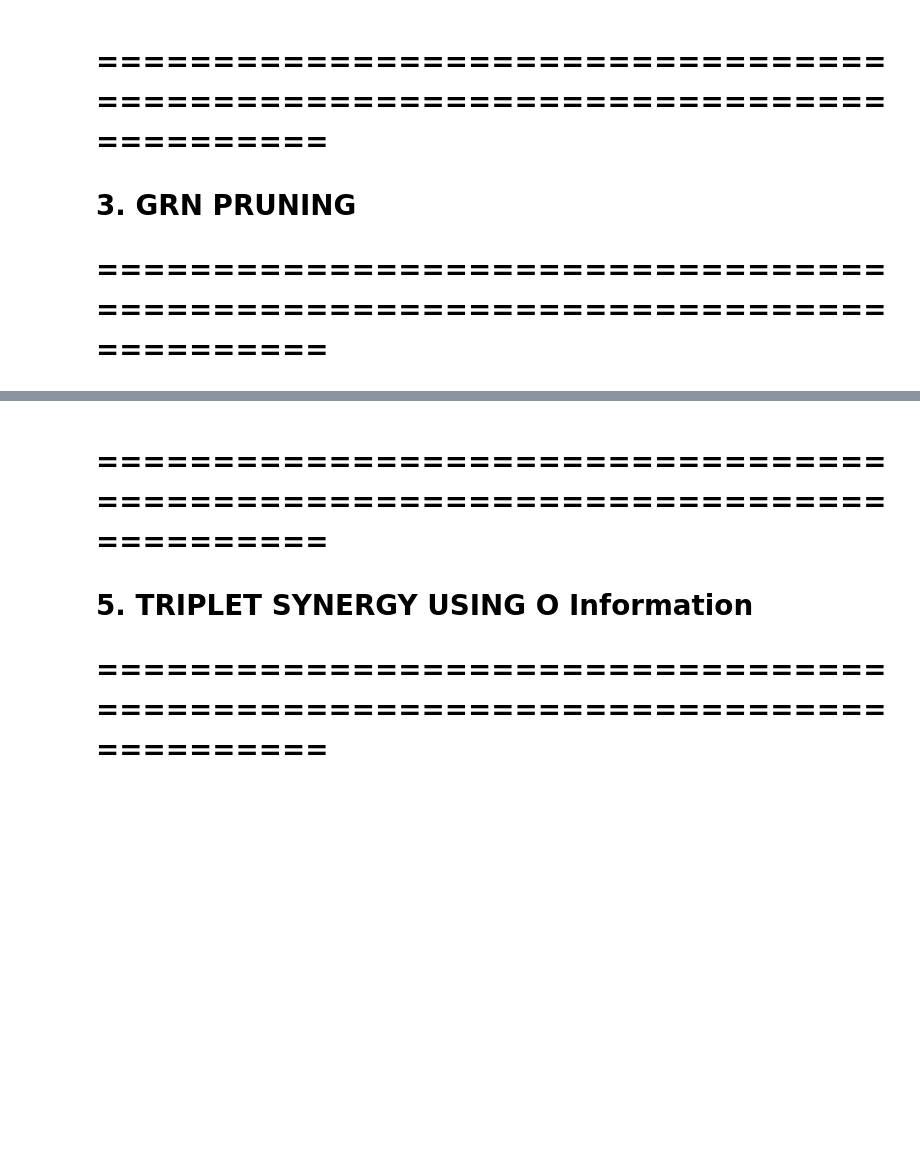
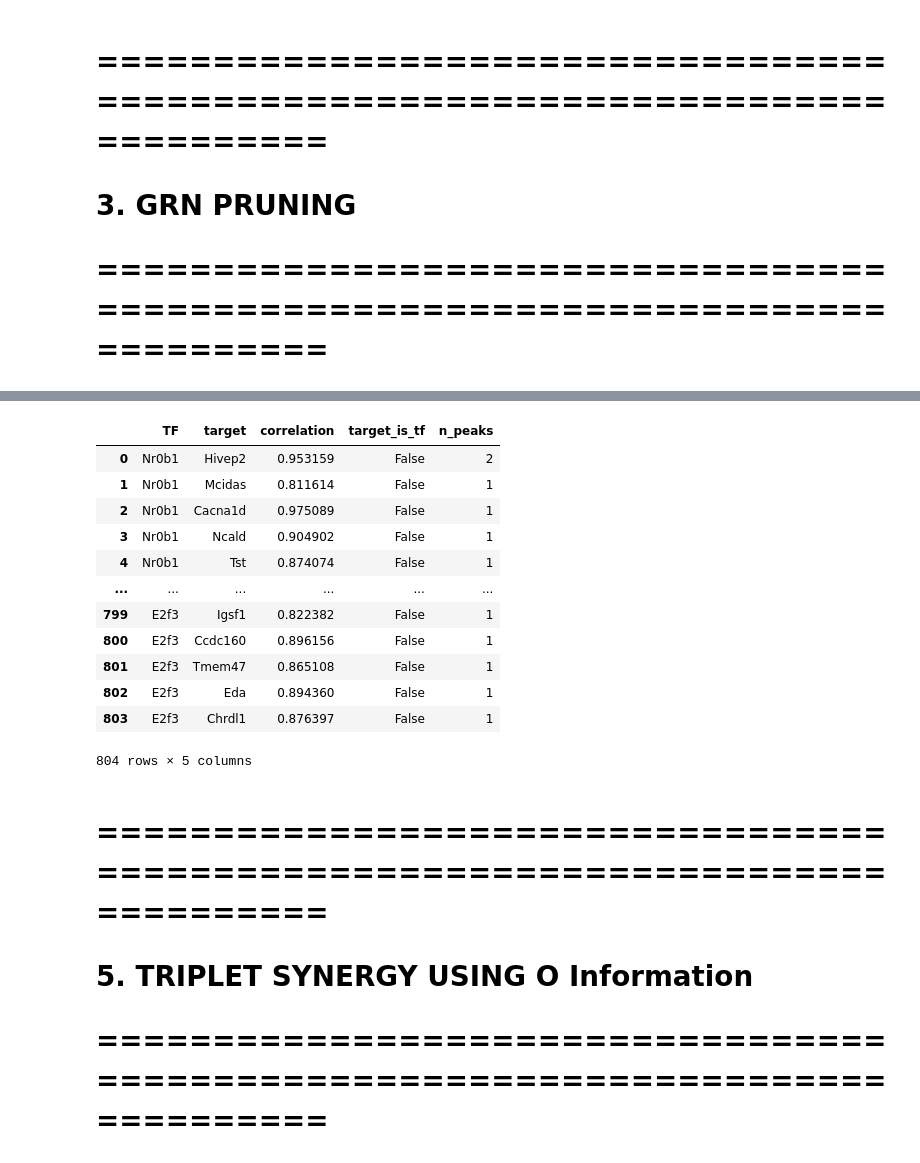
Before and after one commit to adhal007/CellConversionNSC, a Jupyter notebook: notebooks/end_to_end_cd133_v0.1.18.ipynb, the cells around one changed output, grey strips where cells are left out. Drawn from its saved outputs; the diff is of its cells as text; code cells hidden in the pictures; blank space fills up the shorter version.

```diff
--- a/notebooks/end_to_end_cd133_v0.1.18.ipynb
+++ b/notebooks/end_to_end_cd133_v0.1.18.ipynb
@@ -1614,0 +1434,3 @@ Hmga1: 109 peaks → 47 enh-like (43.1%), median_dist=313bp
+# %%
+pruner_counts = pd.read_csv(paths['counts'], sep=';', header=0).iloc[:, 1:]
+pruner_counts = pruner_counts.set_index(pruner_counts.columns[0])
@@ -1615,3 +1750,19 @@ Hmga1: 109 peaks → 47 enh-like (43.1%), median_dist=313bp
+# %%
+expanded_e14
+# %% [output]
+|  | TF | target | correlation | target_is_tf | n_peaks |
+| 0 | Nr0b1 | Hivep2 | 0.953159 | False | 2 |
+| 1 | Nr0b1 | Mcidas | 0.811614 | False | 1 |
+| 2 | Nr0b1 | Cacna1d | 0.975089 | False | 1 |
+| 3 | Nr0b1 | Ncald | 0.904902 | False | 1 |
+| 4 | Nr0b1 | Tst | 0.874074 | False | 1 |
+| ... | ... | ... | ... | ... | ... |
+| 799 | E2f3 | Igsf1 | 0.822382 | False | 1 |
+| 800 | E2f3 | Ccdc160 | 0.896156 | False | 1 |
+| 801 | E2f3 | Tmem47 | 0.865108 | False | 1 |
+| 802 | E2f3 | Eda | 0.894360 | False | 1 |
+| 803 | E2f3 | Chrdl1 | 0.876397 | False | 1 |
+804 rows × 5 columns
 # %% [markdown]
 # ==============================================================================
 # 5. TRIPLET SYNERGY USING O Information
```
Also changed, not shown: parts of 34 cells of this notebook, 1 other file.
